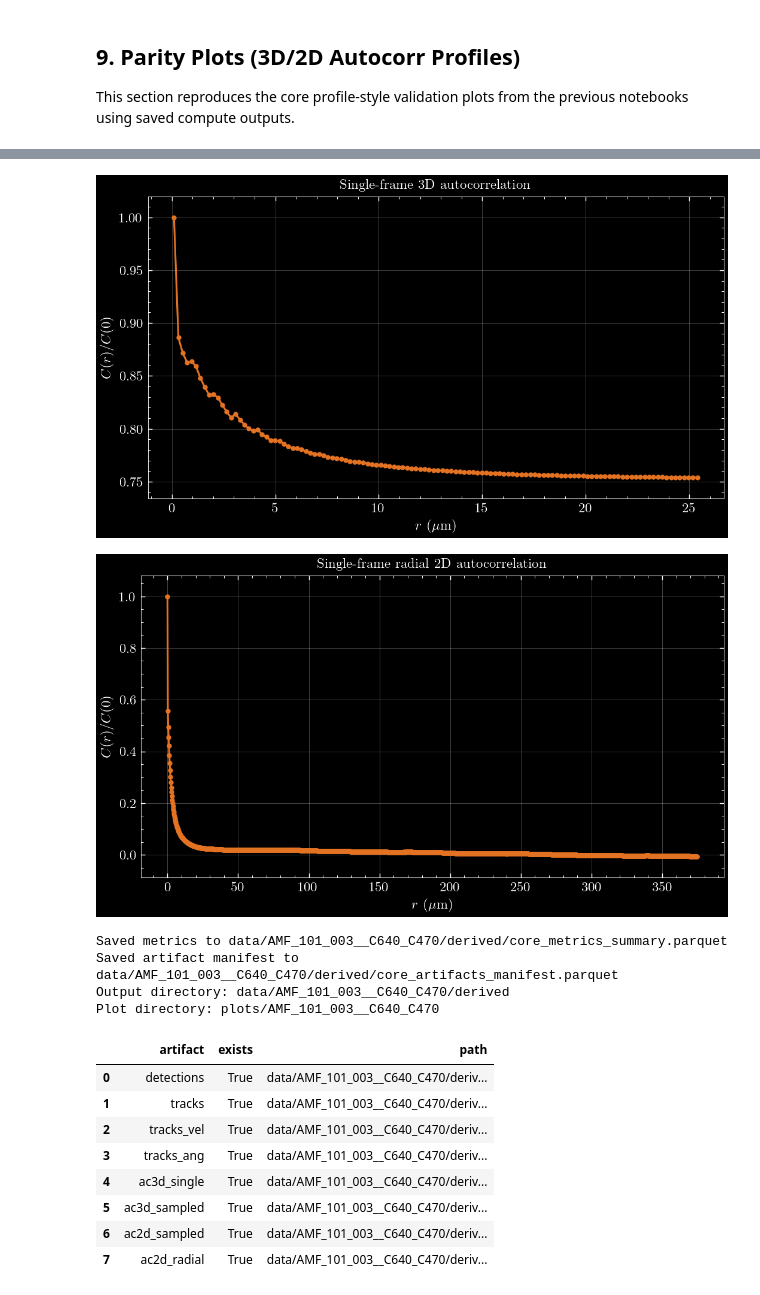
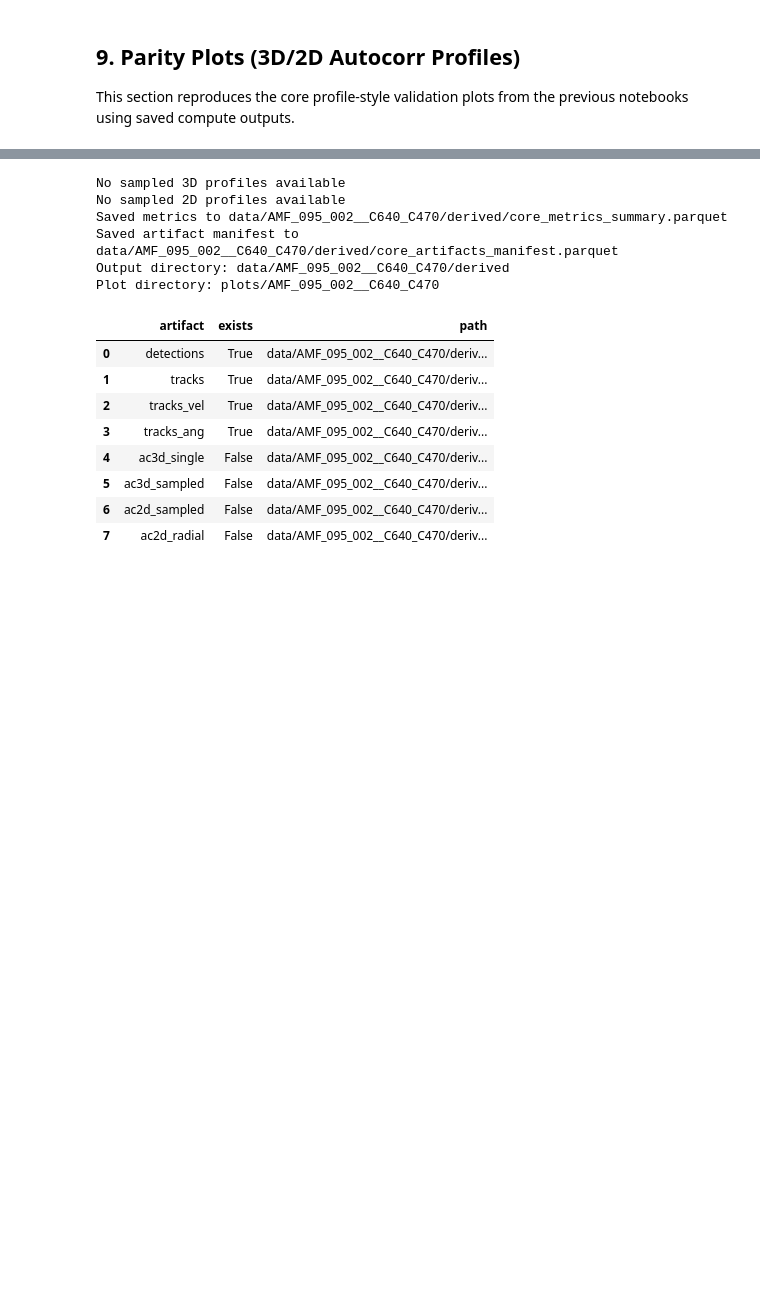
Before and after one commit to tomic1/master, a Jupyter notebook: analysis_unified.ipynb, the cells around one changed output, grey strips where cells are left out. Cells and saved outputs as stored; diff of their text form; code cells hidden in the pictures; blank space fills up the shorter version.

```diff
--- a/analysis_unified.ipynb
+++ b/analysis_unified.ipynb
@@ -30,22 +30,25 @@ config_path = ROOT / 'config' / 'analysis_default.yaml'
 base_config = load_analysis_config(str(config_path))
 
 # Notebook overrides for rapid iteration.
-quick_test_mode = True
-quick_test_frames = 5
+quick_test_mode = False
+quick_test_frames = 2
 
 overrides = {
     'dataset': {
-        # 'dataset_id': 'AMF_101_003__C640_C470',
-        # 'base_dir': '/Volumes/TOM_DATA',
+        'dataset_id': 'AMF_095_002__C640_C470',
+        'base_dir': '/Volumes/dataserver_files/Group_Bausch/Tom_Dataserver/20260311',
     },
     'runtime': {
         'skip_existing': not quick_test_mode,
         'verbose': True,
     },
     'beads': {
+        'parallel_workers': 0,
+        'angular_mode': True,
         # 'channel_to_use': 1,
     },
     'autocorr': {
+        'parallel_workers': 0,
         # 'single_frame_3d': 0,
     }
 }
@@ -54,8 +57,14 @@ overrides = {
 if quick_test_mode:
     overrides.setdefault('dataset', {})['tstop'] = int(quick_test_frames)
 
+pipeline_run_mode = 'test' if quick_test_mode else 'full'
+
 config = merge_overrides(base_config, overrides)
+config['beads']['compute_angular_speed'] = bool(config['beads'].get('angular_mode', False))
+if bool(config['beads'].get('angular_mode', False)):
+    config['autocorr']['enabled'] = False
 print('Dataset ID:', config['dataset']['dataset_id'])
 print('Base dir:', config['dataset']['base_dir'])
+print('Pipeline run mode:', pipeline_run_mode)
 print('Quick test mode:', quick_test_mode, '| tstop:', config['dataset'].get('tstop'))
 # %% [output]
@@ -418,7 +527,21 @@ if len(ac3d_sampled_df):
     plt.show()
 
     fig_prof3d.savefig(plot_dir / f"{dataset_id}_sampled_autocorr_profiles_black.pdf", dpi=150, bbox_inches='tight')
-    with plt.style.context('default'):
+    with plt.style.context([
+        './science.mplstyle.txt',
+        {
+            'figure.facecolor': 'white',
+            'axes.facecolor': 'white',
+            'savefig.facecolor': 'white',
+            'text.color': 'black',
+            'axes.labelcolor': 'black',
+            'axes.edgecolor': 'black',
+            'xtick.color': 'black',
+            'ytick.color': 'black',
+            'grid.color': '0.8',
+            'legend.edgecolor': '0.5',
+        },
+    ]):
         fig_w, ax_w = plt.subplots(figsize=(8, 5), dpi=150)
         for (fr, g), color in zip(grouped_3d, colors_3d):
             g = g.sort_values('r_um')
@@ -457,7 +580,21 @@ if len(ac2d_sampled_df):
     plt.show()
 
     fig_prof2d.savefig(plot_dir / f"{dataset_id}_sampled_2d_autocorr_profiles_black.pdf", dpi=150, bbox_inches='tight')
-    with plt.style.context('default'):
+    with plt.style.context([
+        './science.mplstyle.txt',
+        {
+            'figure.facecolor': 'white',
+            'axes.facecolor': 'white',
+            'savefig.facecolor': 'white',
+            'text.color': 'black',
+            'axes.labelcolor': 'black',
+            'axes.edgecolor': 'black',
+            'xtick.color': 'black',
+            'ytick.color': 'black',
+            'grid.color': '0.8',
+            'legend.edgecolor': '0.5',
+        },
+    ]):
         fig_w2, ax_w2 = plt.subplots(figsize=(8, 5), dpi=150)
         for (fr, g), color in zip(grouped_2d, colors_2d):
             g = g.sort_values('r_um')
@@ -525,15 +660,15 @@ display(artifacts_df)
-[figure, removed]
-[figure, removed]
-Saved metrics to data/AMF_101_003__C640_C470/derived/core_metrics_summary.parquet
-Saved artifact manifest to data/AMF_101_003__C640_C470/derived/core_artifacts_manifest.parquet
-Output directory: data/AMF_101_003__C640_C470/derived
-Plot directory: plots/AMF_101_003__C640_C470
+No sampled 3D profiles available
+No sampled 2D profiles available
+Saved metrics to data/AMF_095_002__C640_C470/derived/core_metrics_summary.parquet
+Saved artifact manifest to data/AMF_095_002__C640_C470/derived/core_artifacts_manifest.parquet
+Output directory: data/AMF_095_002__C640_C470/derived
+Plot directory: plots/AMF_095_002__C640_C470
 |  | artifact | exists | path |
-| 0 | detections | True | data/AMF_101_003__C640_C470/deriv... |
-| 1 | tracks | True | data/AMF_101_003__C640_C470/deriv... |
-| 2 | tracks_vel | True | data/AMF_101_003__C640_C470/deriv... |
-| 3 | tracks_ang | True | data/AMF_101_003__C640_C470/deriv... |
-| 4 | ac3d_single | True | data/AMF_101_003__C640_C470/deriv... |
-| 5 | ac3d_sampled | True | data/AMF_101_003__C640_C470/deriv... |
-| 6 | ac2d_sampled | True | data/AMF_101_003__C640_C470/deriv... |
-| 7 | ac2d_radial | True | data/AMF_101_003__C640_C470/deriv... |
+| 0 | detections | True | data/AMF_095_002__C640_C470/deriv... |
+| 1 | tracks | True | data/AMF_095_002__C640_C470/deriv... |
+| 2 | tracks_vel | True | data/AMF_095_002__C640_C470/deriv... |
+| 3 | tracks_ang | True | data/AMF_095_002__C640_C470/deriv... |
+| 4 | ac3d_single | False | data/AMF_095_002__C640_C470/deriv... |
+| 5 | ac3d_sampled | False | data/AMF_095_002__C640_C470/deriv... |
+| 6 | ac2d_sampled | False | data/AMF_095_002__C640_C470/deriv... |
+| 7 | ac2d_radial | False | data/AMF_095_002__C640_C470/deriv... |
```
Also changed, not shown: parts of 20 cells of this notebook, 10 other files.
